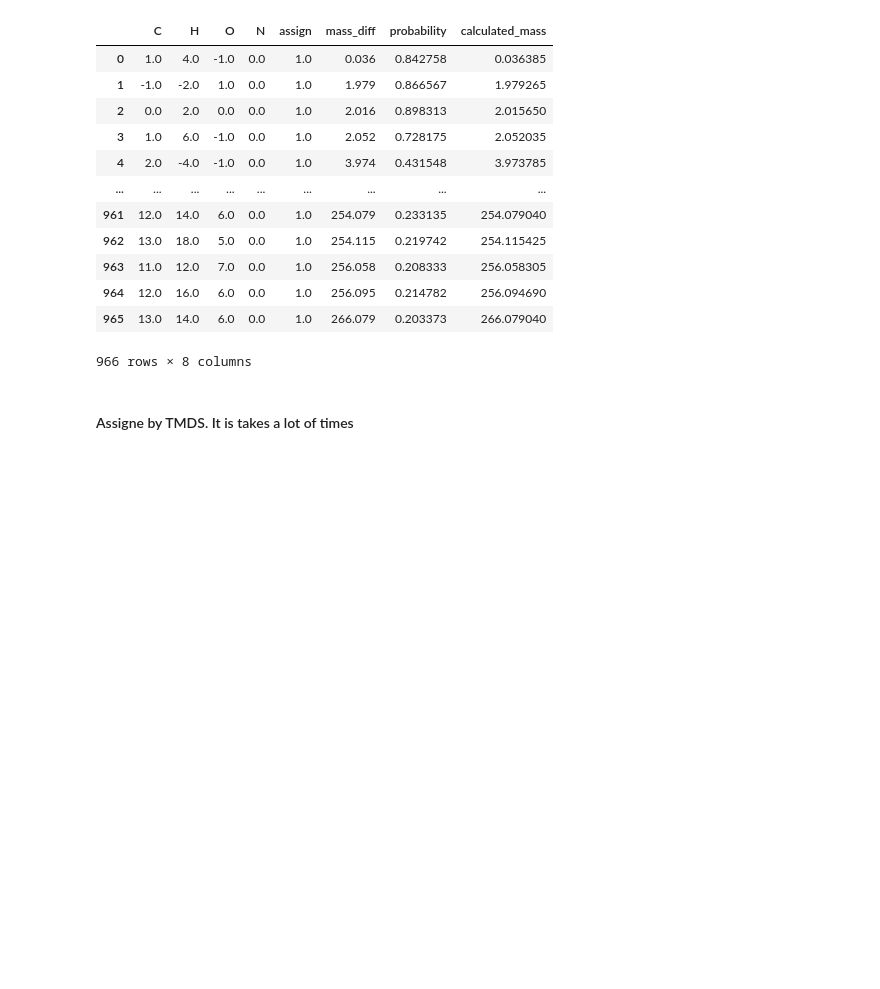
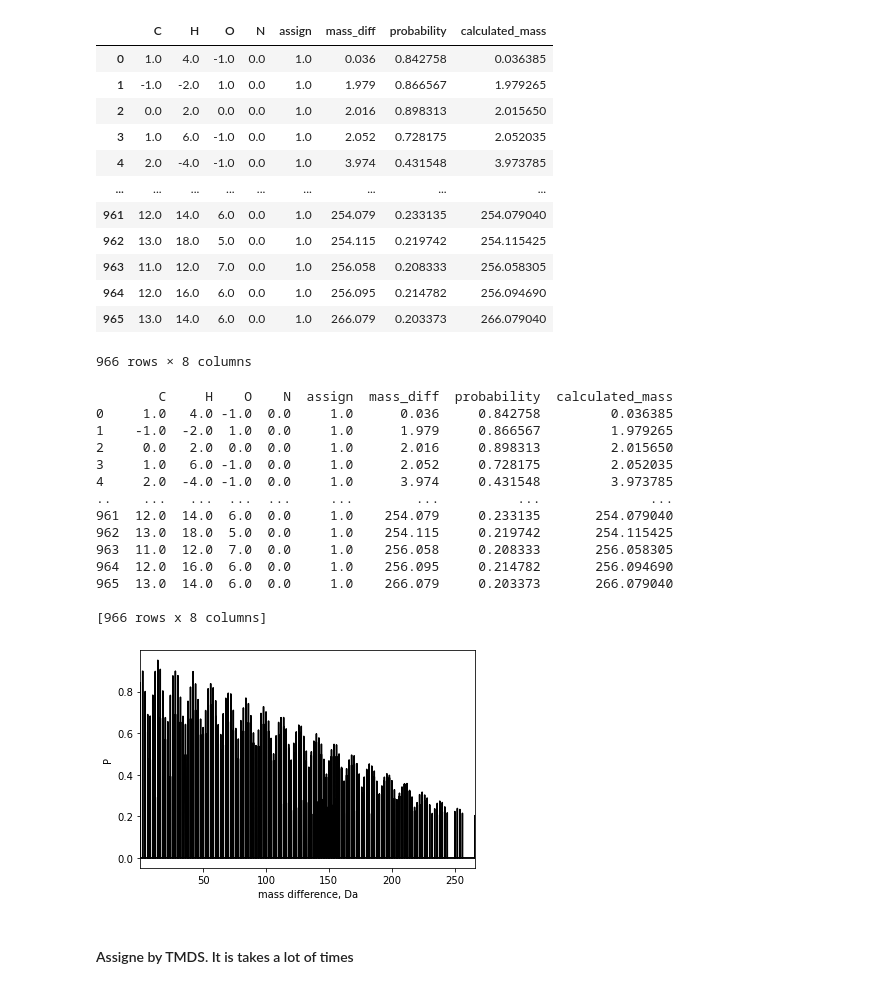
Before and after one commit to NOMspectra/NOMspectra, a Jupyter notebook: tmds_example.ipynb, the cells around one changed output. Drawn from its saved outputs; the diff is of its cells as text; code cells hidden in the pictures; blank space fills up the shorter version.

Commit message:
add draw method for tmds

```diff
--- a/tmds_example.ipynb
+++ b/tmds_example.ipynb
@@ -62,6 +62,24 @@ tmds_spec.table
 | 964 | 12.0 | 16.0 | 6.0 | 0.0 | 1.0 | 256.095 | 0.214782 | 256.094690 |
 | 965 | 13.0 | 14.0 | 6.0 | 0.0 | 1.0 | 266.079 | 0.203373 | 266.079040 |
 966 rows × 8 columns
+# %%
+tmds_spec.draw()
+# %% [output]
+        C     H    O    N  assign  mass_diff  probability  calculated_mass
+0     1.0   4.0 -1.0  0.0     1.0      0.036     0.842758         0.036385
+1    -1.0  -2.0  1.0  0.0     1.0      1.979     0.866567         1.979265
+2     0.0   2.0  0.0  0.0     1.0      2.016     0.898313         2.015650
+3     1.0   6.0 -1.0  0.0     1.0      2.052     0.728175         2.052035
+4     2.0  -4.0 -1.0  0.0     1.0      3.974     0.431548         3.973785
+..    ...   ...  ...  ...     ...        ...          ...              ...
+961  12.0  14.0  6.0  0.0     1.0    254.079     0.233135       254.079040
+962  13.0  18.0  5.0  0.0     1.0    254.115     0.219742       254.115425
+963  11.0  12.0  7.0  0.0     1.0    256.058     0.208333       256.058305
+964  12.0  16.0  6.0  0.0     1.0    256.095     0.214782       256.094690
+965  13.0  14.0  6.0  0.0     1.0    266.079     0.203373       266.079040
+
+[966 rows x 8 columns]
+[figure, added]
 # %% [markdown]
 #### Assigne by TMDS. It is takes a lot of times
 # %%
```
Also changed, not shown: 4 other files.
